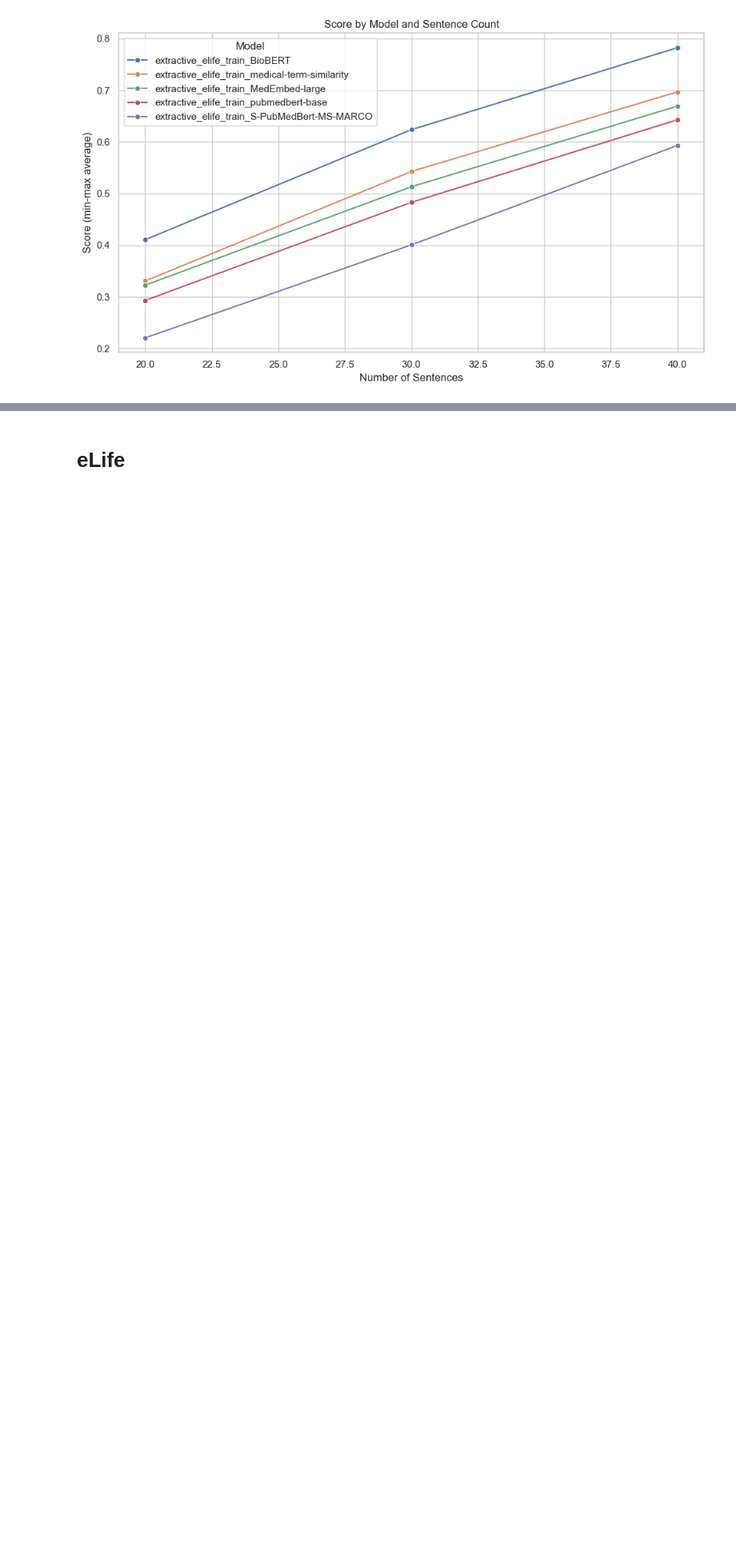
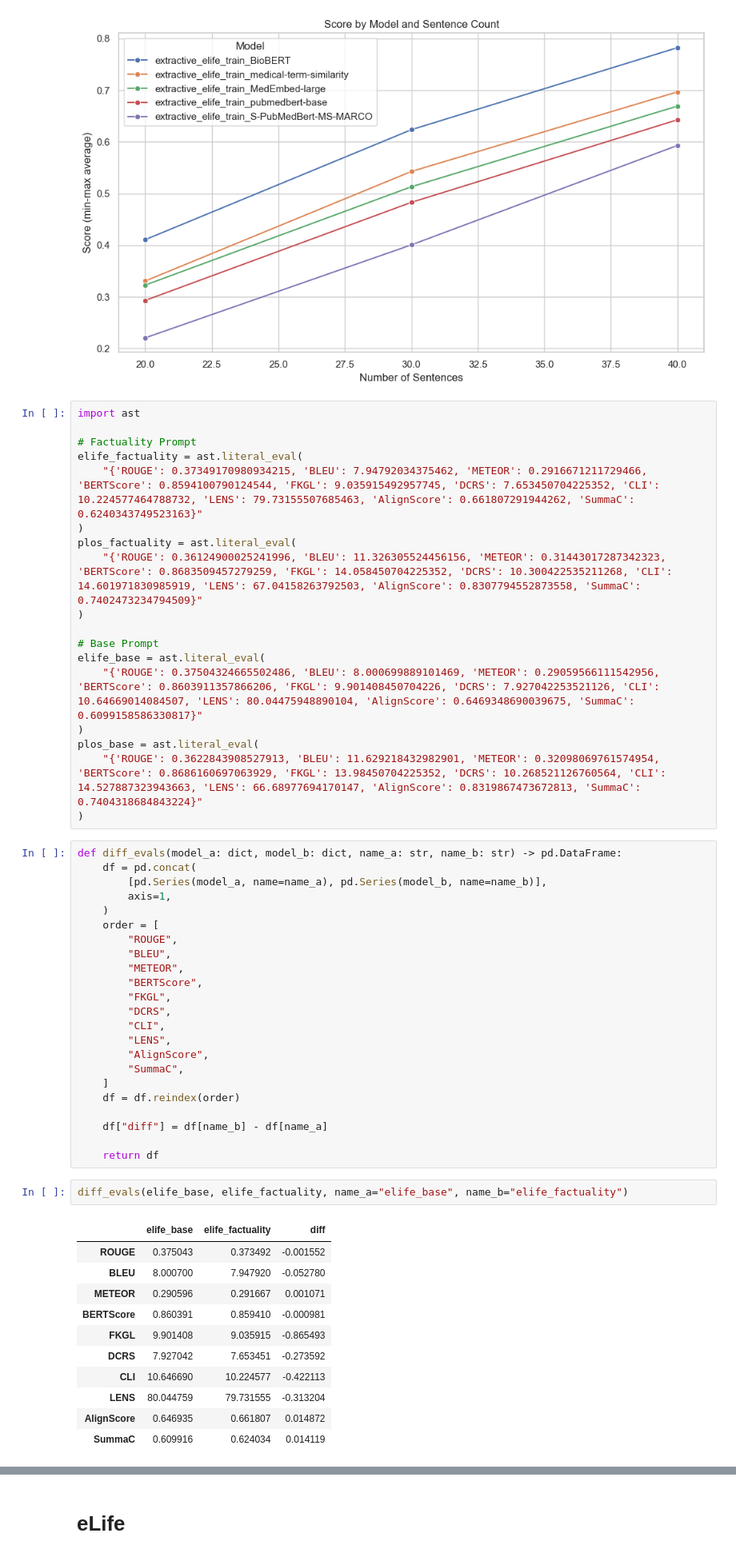
Before and after one commit to whopriyamuw/biolaysumm2025-task, a Jupyter notebook: notebooks/evals_analsis.ipynb, the cells around one changed output, grey strips where cells are left out. Shown at 80% size. Drawn from its saved outputs; the diff is of its cells as text; blank space fills up the shorter version.

```diff
--- a/notebooks/evals_analsis.ipynb
+++ b/notebooks/evals_analsis.ipynb
@@ -162,3 +163,58 @@ evals
 plot_evals(evals, "extractive_evals.pdf")
 # %% [output]
 [figure]
+# %%
+import ast
+
+# Factuality Prompt
+elife_factuality = ast.literal_eval(
+    "{'ROUGE': 0.37349170980934215, 'BLEU': 7.94792034375462, 'METEOR': 0.2916671211729466, 'BERTScore': 0.8594100790124544, 'FKGL': 9.035915492957745, 'DCRS': 7.653450704225352, 'CLI': 10.224577464788732, 'LENS': 79.73155507685463, 'AlignScore': 0.661807291944262, 'SummaC': 0.6240343749523163}"
+)
+plos_factuality = ast.literal_eval(
+    "{'ROUGE': 0.36124900025241996, 'BLEU': 11.326305524456156, 'METEOR': 0.31443017287342323, 'BERTScore': 0.8683509457279259, 'FKGL': 14.058450704225352, 'DCRS': 10.300422535211268, 'CLI': 14.601971830985919, 'LENS': 67.04158263792503, 'AlignScore': 0.8307794552873558, 'SummaC': 0.7402473234794509}"
+)
+
+# Base Prompt
+elife_base = ast.literal_eval(
+    "{'ROUGE': 0.37504324665502486, 'BLEU': 8.000699889101469, 'METEOR': 0.29059566111542956, 'BERTScore': 0.8603911357866206, 'FKGL': 9.901408450704226, 'DCRS': 7.927042253521126, 'CLI': 10.64669014084507, 'LENS': 80.04475948890104, 'AlignScore': 0.6469348690039675, 'SummaC': 0.6099158586330817}"
+)
+plos_base = ast.literal_eval(
+    "{'ROUGE': 0.3622843908527913, 'BLEU': 11.629218432982901, 'METEOR': 0.32098069761574954, 'BERTScore': 0.8686160697063929, 'FKGL': 13.98450704225352, 'DCRS': 10.268521126760564, 'CLI': 14.527887323943663, 'LENS': 66.68977694170147, 'AlignScore': 0.8319867473672813, 'SummaC': 0.7404318684843224}"
+)
+# %%
+def diff_evals(model_a: dict, model_b: dict, name_a: str, name_b: str) -> pd.DataFrame:
+    df = pd.concat(
+        [pd.Series(model_a, name=name_a), pd.Series(model_b, name=name_b)],
+        axis=1,
+    )
+    order = [
+        "ROUGE",
+        "BLEU",
+        "METEOR",
+        "BERTScore",
+        "FKGL",
+        "DCRS",
+        "CLI",
+        "LENS",
+        "AlignScore",
+        "SummaC",
+    ]
+    df = df.reindex(order)
+
+    df["diff"] = df[name_b] - df[name_a]
+
+    return df
+# %%
+diff_evals(elife_base, elife_factuality, name_a="elife_base", name_b="elife_factuality")
+# %% [output]
+|  | elife_base | elife_factuality | diff |
+| ROUGE | 0.375043 | 0.373492 | -0.001552 |
+| BLEU | 8.000700 | 7.947920 | -0.052780 |
+| METEOR | 0.290596 | 0.291667 | 0.001071 |
+| BERTScore | 0.860391 | 0.859410 | -0.000981 |
+| FKGL | 9.901408 | 9.035915 | -0.865493 |
+| DCRS | 7.927042 | 7.653451 | -0.273592 |
+| CLI | 10.646690 | 10.224577 | -0.422113 |
+| LENS | 80.044759 | 79.731555 | -0.313204 |
+| AlignScore | 0.646935 | 0.661807 | 0.014872 |
+| SummaC | 0.609916 | 0.624034 | 0.014119 |
```
Also changed, not shown: parts of 3 cells of this notebook, 2 other files.
